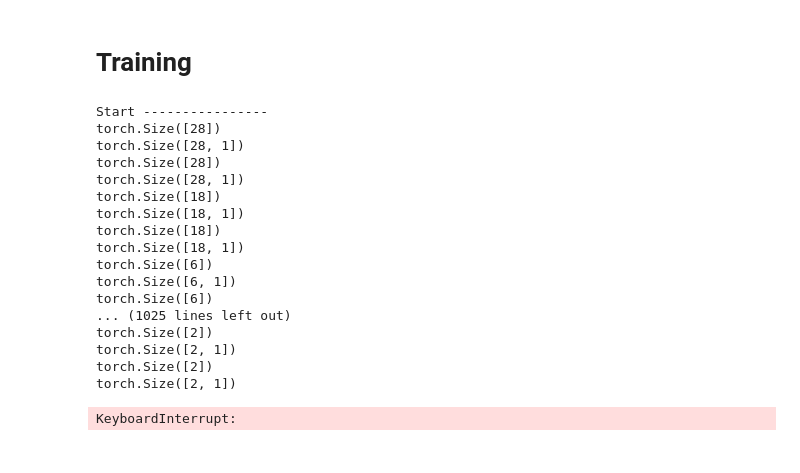
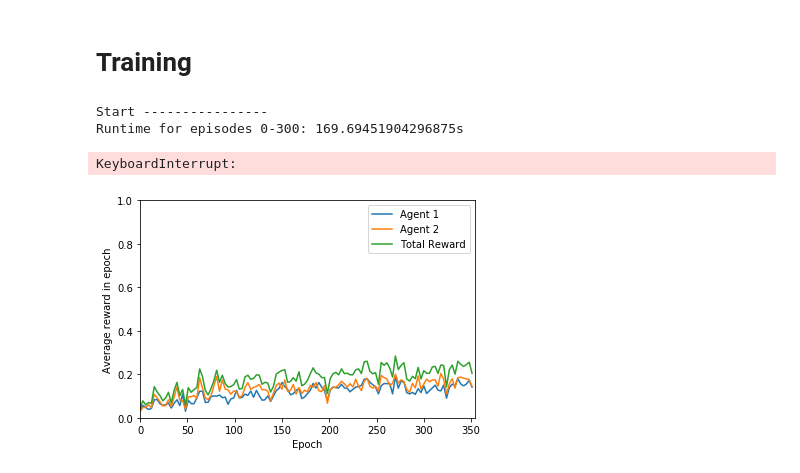
Before and after one commit to hjjimmykim/properpenguins, a Jupyter notebook: main_v5.ipynb, the cells around one changed output. Cells and saved outputs as stored; diff of their text form; code cells hidden in the pictures.

Commit message:
Added total reward

```diff
--- a/main_v5.ipynb
+++ b/main_v5.ipynb
@@ -70,12 +70,12 @@ num_games = 128        # Number of games per episode (batch size)
 
 # Appendix
 lambda1 = 0.05         # Entropy regularizer for pi_term
-lambda2 = 0.0001       # Entropy regularizer for pi_utt
+lambda2 = 0.001       # Entropy regularizer for pi_utt
 lambda3 = 0.05        # Entropy regularizer for pi_prop
 smoothing_const = 0.7  # Smoothing constant for the exponential moving average baseline
 
 # Reward Scheme
-social  = 1            # 0 = selfish | 1 = prosocial
+social  = 0            # 0 = selfish | 1 = prosocial
 
 # Channels
 enable_message = 1     # 0 = Off | 1 = On
@@ -370,6 +367,8 @@ for i in range(num_agents):
 r_list = []
 for i in range(num_agents):
     r_list.append([])
+
+total_r_list = []
 
 print('Start ----------------')
 time_start = time.time()
@@ -403,6 +402,7 @@ for i_ep in range(N_ep):
 
     # For keeping track of sum of all rewards in the episode (used to calculate mean)
     reward_sums = torch.zeros(2)
+    total_reward_sums = 0
 
     # Initialize loss
     losses = []
@@ -503,12 +503,17 @@ for i_ep in range(N_ep):
             log_p_2 = Agents[id_2].log_p[finishers].view(num_finishers,1)
 
             # Calculate reward and reward losses
+            r1, rl1 = rewards_func_prosocial(share_1, share_2, utility_1, utility_2, pool_12, log_p_1, baselines[-1], utility_max)
+            r2, rl2 = rewards_func_prosocial(share_1, share_2, utility_1, utility_2, pool_12, log_p_2, baselines[-1], utility_max)
+
+            # Calculate total reward
+            total_reward = r1
+            total_reward_sums = total_reward_sums +  total_reward.sum()
+
+            # Calculate social reward
             if social == 0:
                 r1, rl1 = rewards_func(share_1, utility_1, pool_12, log_p_1, baselines[id_1])
                 r2, rl2 = rewards_func(share_2, utility_2, pool_12, log_p_2, baselines[id_2])
-            else:
-                r1, rl1 = rewards_func_prosocial(share_1, share_2, utility_1, utility_2, pool_12, log_p_1, baselines[-1], utility_max)
-                r2, rl2 = rewards_func_prosocial(share_1, share_2, utility_1, utility_2, pool_12, log_p_2, baselines[-1], utility_max)
 
             # Add rewards and reward losses
             reward_losses[id_1] = rl1
@@ -518,15 +523,9 @@ for i_ep in range(N_ep):
             reward_sums[id_1] = reward_sums[id_1] + r1.sum()
             reward_sums[id_2] = reward_sums[id_2] + r2.sum()
 
-            # Accumulate entropy loss
-            #losses[id_1] = losses[id_1] + entropy_losses[id_1]
-            #losses[id_2] = losses[id_2] + entropy_losses[id_2]
-
             # Accumulate reward loss
             losses[id_1] += rl1
             losses[id_2] += rl2
-
-
 
         prev_proposals = proposals # Don't need previous proposals anymore so update it
 
@@ -566,6 +565,11 @@ for i_ep in range(N_ep):
         if (i_ep % ep_record == 0):
             r_list[j].append(r_mean)
 
+    #Calculate total reward
+    total_r_mean = total_reward_sums/num_games
+    if (i_ep % ep_record == 0):
+        total_r_list.append(total_r_mean)
+
     # Update prosocial baseline
     baselines[-1] = smoothing_const * baselines[-1] + (1-smoothing_const)*r_mean
 
@@ -589,22 +593,7 @@ print('Total runtime: ' + str(time_finish-time_start) + 's')
 #Agents[0].load_state_dict(torch.load('saved_model.pt'))
 # %% [output]
 Start ----------------
-torch.Size([28])
-torch.Size([28, 1])
-torch.Size([28])
-torch.Size([28, 1])
-torch.Size([18])
-torch.Size([18, 1])
-torch.Size([18])
-torch.Size([18, 1])
-torch.Size([6])
-torch.Size([6, 1])
-torch.Size([6])
-... (1025 lines left out)
-torch.Size([2])
-torch.Size([2, 1])
-torch.Size([2])
-torch.Size([2, 1])
+Runtime for episodes 0-300: 169.69451904296875s
 KeyboardInterrupt:
 # %%
 #Agents[0].ff.weight.grad
@@ -613,15 +602,18 @@ KeyboardInterrupt:
 # %%
 epoch_list = np.arange(len(r_list[0]))*ep_record
 plt.plot(epoch_list,r_list[0], label='Agent 1')
 plt.plot(epoch_list,r_list[1], label='Agent 2')
+plt.plot(epoch_list,total_r_list, label='Total Reward')
 plt.ylabel('Average reward in epoch')
 plt.xlabel('Epoch')
 plt.xlim([0,ep_record*len(r_list[0])])
 plt.ylim([0,1])
 plt.legend()
 if save_plot:
     plt.savefig('N_ep='+str(N_ep)+'_seed='+str(num_seed)+'_sum_refreg.png')
 plt.show()
+# %% [output]
+[figure, added]
 # %%
 # Dummy inputs
 x = torch.randint(0,max_item,[1,6]).long()
```
Also changed, not shown: parts of 1 cell of this notebook, 1 other file.
